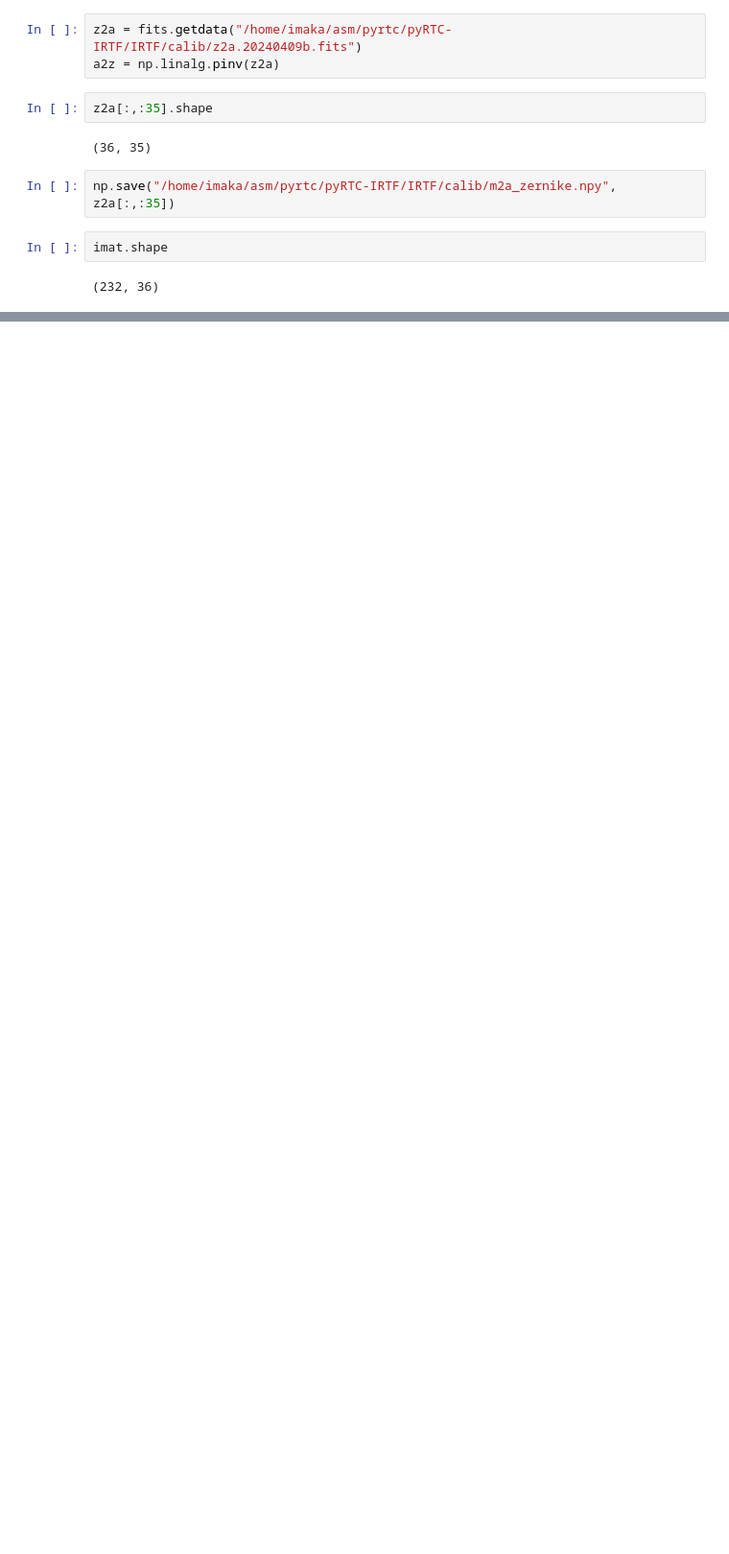
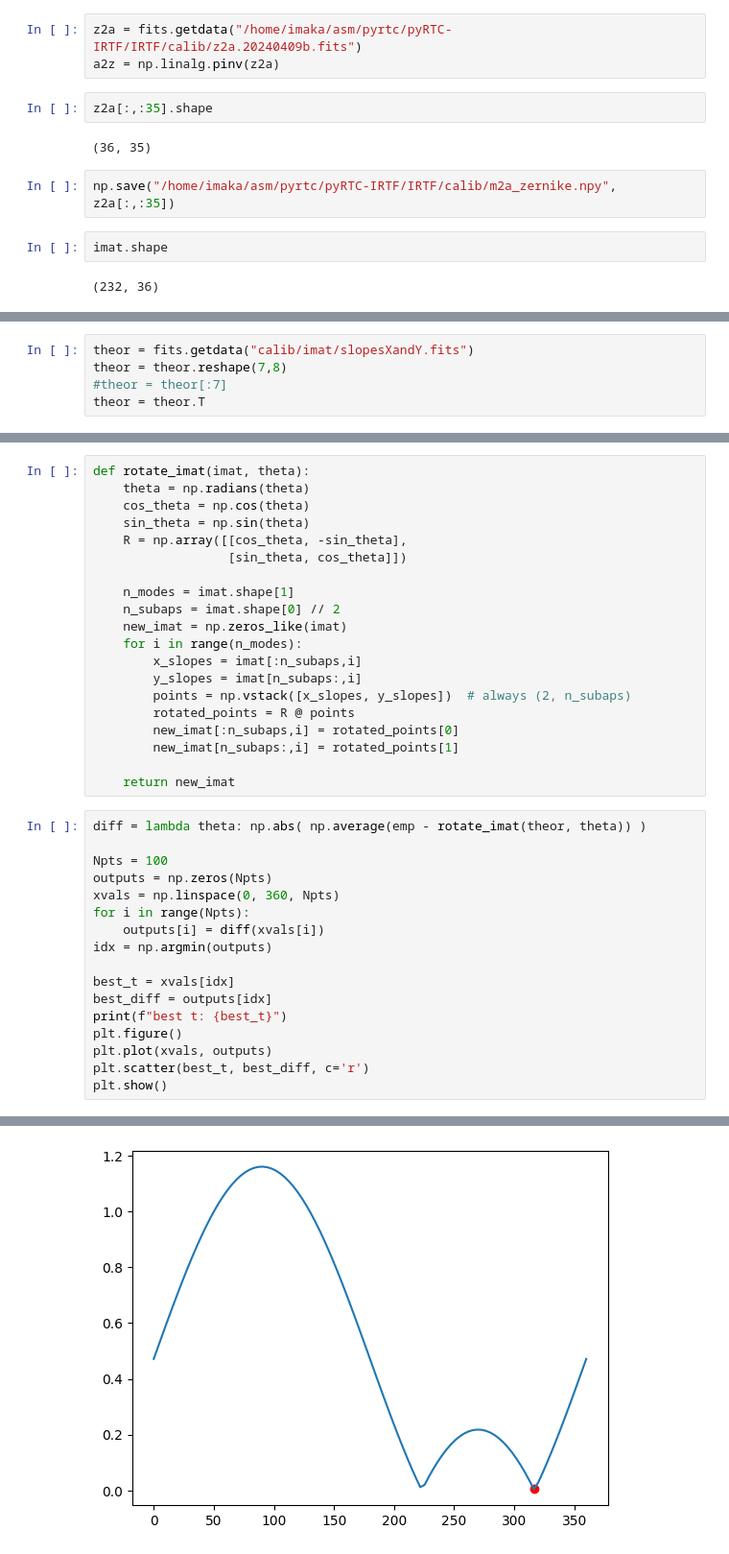
Before and after one commit to ellenle3/pyRTC-IRTF, a Jupyter notebook: IRTF/testloop.ipynb, the cells around one changed output, grey strips where cells are left out. Shown at 96% size. Saved outputs shown, nothing was run; the diff lists cells and outputs as text; blank space fills up the shorter version.

```diff
--- a/IRTF/testloop.ipynb
+++ b/IRTF/testloop.ipynb
@@ -156,0 +164,5 @@ imat.shape
+# %%
+theor = fits.getdata("calib/imat/slopesXandY.fits")
+theor = theor.reshape(7,8)
+#theor = theor[:7]
+theor = theor.T
@@ -156,0 +184,38 @@ imat.shape
+# %%
+def rotate_imat(imat, theta):
+    theta = np.radians(theta)
+    cos_theta = np.cos(theta)
+    sin_theta = np.sin(theta)
+    R = np.array([[cos_theta, -sin_theta],
+                  [sin_theta, cos_theta]])
+
+    n_modes = imat.shape[1]
+    n_subaps = imat.shape[0] // 2
+    new_imat = np.zeros_like(imat)
+    for i in range(n_modes):
+        x_slopes = imat[:n_subaps,i]
+        y_slopes = imat[n_subaps:,i]
+        points = np.vstack([x_slopes, y_slopes])  # always (2, n_subaps)
+        rotated_points = R @ points
+        new_imat[:n_subaps,i] = rotated_points[0]
+        new_imat[n_subaps:,i] = rotated_points[1]
+
+    return new_imat
+# %%
+diff = lambda theta: np.abs( np.average(emp - rotate_imat(theor, theta)) )
+
+Npts = 100
+outputs = np.zeros(Npts)
+xvals = np.linspace(0, 360, Npts)
+for i in range(Npts):
+    outputs[i] = diff(xvals[i])
+idx = np.argmin(outputs)
+
+best_t = xvals[idx]
+best_diff = outputs[idx]
+print(f"best t: {best_t}")
+plt.figure()
+plt.plot(xvals, outputs)
+plt.scatter(best_t, best_diff, c='r')
+plt.show()
+# %% [output]
@@ -156,0 +223 @@ imat.shape
+[figure, added]
```
Also changed, not shown: parts of 11 cells of this notebook, 38 other files.
